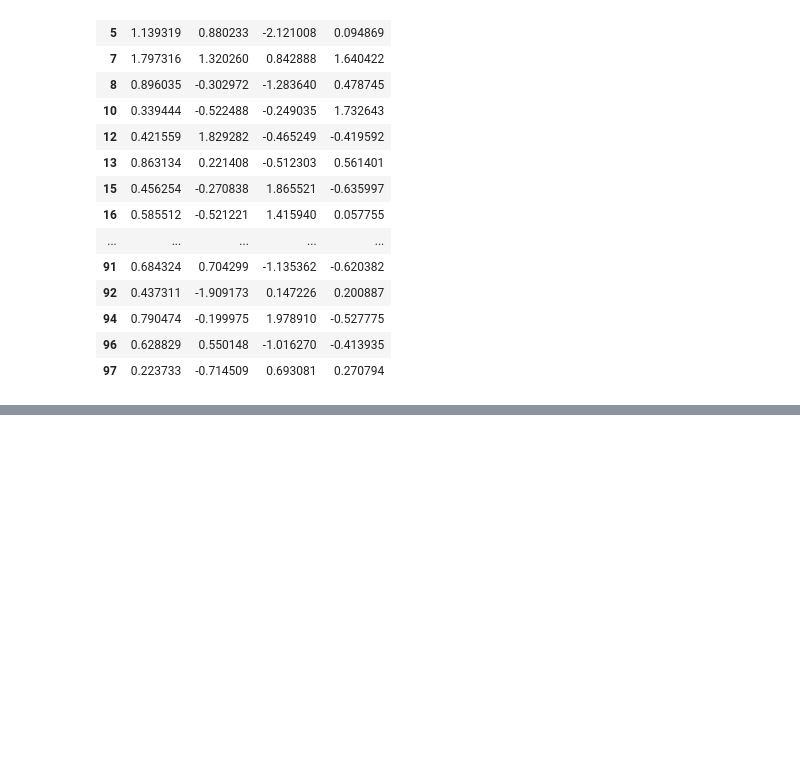
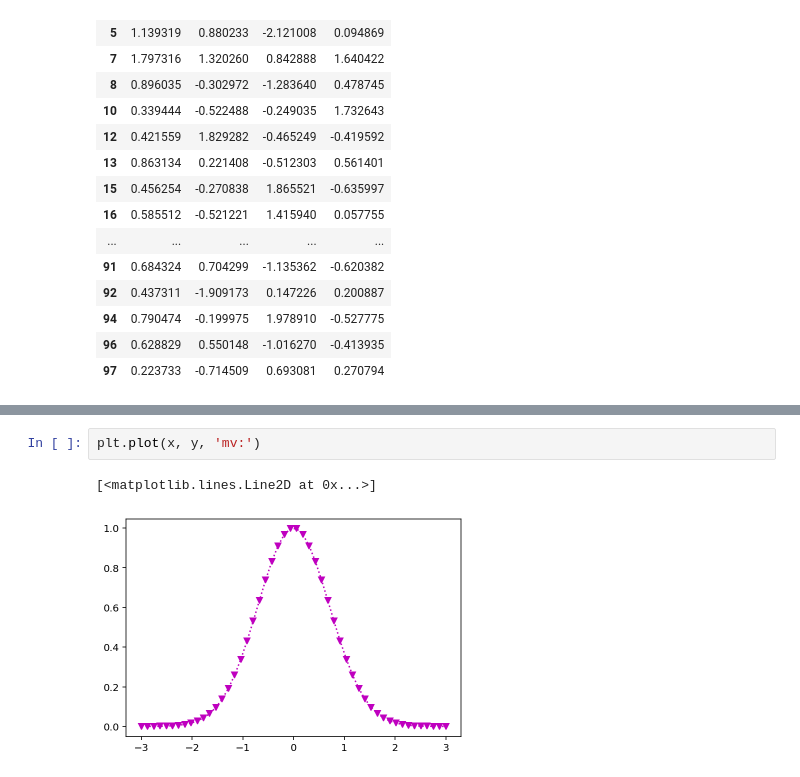
Before and after one commit to jephianlin/math599env, a Jupyter notebook: 1030.ipynb, the cells around one changed output, grey strips where cells are left out. Cells and saved outputs as stored; diff of their text form; blank space fills up the shorter version.

```diff
--- a/1030.ipynb
+++ b/1030.ipynb
@@ -316,0 +362,5 @@ df.query(' A > 0 ')
+# %%
+plt.plot(x, y, 'mv:')
+# %% [output]
+[<matplotlib.lines.Line2D at 0x...>]
+[figure, added]
```
Also changed, not shown: parts of 7 cells of this notebook.
